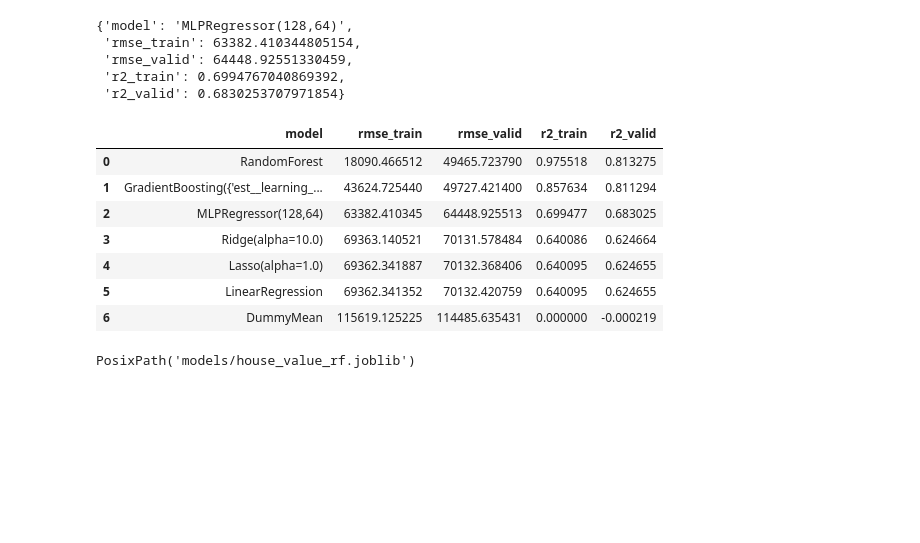
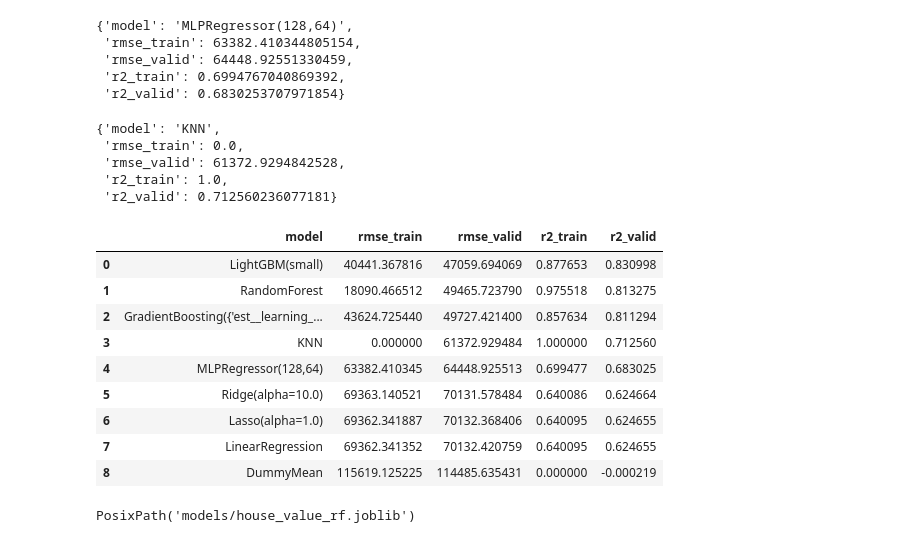
Before and after one commit to wmacevoy/data-mine-wmacevoy, a Jupyter notebook: houses/houses_sklearn_regression.ipynb, the cells around one changed output. Drawn from its saved outputs; the diff is of its cells as text; code cells hidden in the pictures; blank space fills up the shorter version.

Commit message:
more models

```diff
--- a/houses/houses_sklearn_regression.ipynb
+++ b/houses/houses_sklearn_regression.ipynb
@@ -234,4 +235,31 @@ gbr_best = gbr_cv.best_estimator_
 gbr_metrics = evaluate(gbr_best, name=f"GradientBoosting({gbr_cv.best_params_})")
 
 rf_metrics, gbr_metrics
+
+from lightgbm import LGBMRegressor
+from sklearn.pipeline import Pipeline
+
+lgbm_small = Pipeline([
+    ("pre", preprocess),  # could be passthrough for numeric; keep OHE if you're not using LGBM's native categoricals
+    ("est", LGBMRegressor(
+        objective="regression",
+        boosting_type="gbdt",
+        learning_rate=0.05,
+        n_estimators=400,       # can be smaller with early stopping (see below)
+        num_leaves=31,          # small leaf count → compact trees
+        max_depth=10,           # cap depth for size/stability
+        min_data_in_leaf=64,    # regularize leaves
+        feature_fraction=0.8,   # column subsampling
+        bagging_fraction=0.8,   # row subsampling
+        bagging_freq=1,
+        max_bin=63,             # fewer bins → smaller model
+        lambda_l2=1.0,          # mild L2 helps compactness
+        n_jobs=-1,
+        random_state=RANDOM_STATE
+    ))
+])
+
+lgbm_small.fit(X_train, y_train)
+lgbm_metrics = evaluate(lgbm_small, name="LightGBM(small)")
+lgbm_metrics
 # %% [output]
@@ -261,27 +301,46 @@ mlp_metrics
  'rmse_valid': 64448.92551330459,
  'r2_train': 0.6994767040869392,
  'r2_valid': 0.6830253707971854}
+# %%
+# KNN Regressor
+knn = Pipeline([
+    ("pre", preprocess),
+    ("est", KNeighborsRegressor(weights="distance")),
+])
+knn.fit(X_train, y_train)
+knn_metrics = evaluate(knn, name="KNN")
+knn_metrics
+# %% [output]
+{'model': 'KNN',
+ 'rmse_train': 0.0,
+ 'rmse_valid': 61372.9294842528,
+ 'r2_train': 1.0,
+ 'r2_valid': 0.712560236077181}
 # %%
 # Compare metrics
 results = pd.DataFrame([
     base_metrics,
     lin_metrics,
     ridge_metrics,
     lasso_metrics,
     rf_metrics,
     gbr_metrics,
+    lgbm_metrics,
     mlp_metrics,
+    knn_metrics,
 ]).sort_values("rmse_valid")
 results.reset_index(drop=True)
 # %% [output]
 |  | model | rmse_train | rmse_valid | r2_train | r2_valid |
-| 0 | RandomForest | 18090.466512 | 49465.723790 | 0.975518 | 0.813275 |
-| 1 | GradientBoosting({'est__learning_... | 43624.725440 | 49727.421400 | 0.857634 | 0.811294 |
-| 2 | MLPRegressor(128,64) | 63382.410345 | 64448.925513 | 0.699477 | 0.683025 |
-| 3 | Ridge(alpha=10.0) | 69363.140521 | 70131.578484 | 0.640086 | 0.624664 |
-| 4 | Lasso(alpha=1.0) | 69362.341887 | 70132.368406 | 0.640095 | 0.624655 |
-| 5 | LinearRegression | 69362.341352 | 70132.420759 | 0.640095 | 0.624655 |
-| 6 | DummyMean | 115619.125225 | 114485.635431 | 0.000000 | -0.000219 |
+| 0 | LightGBM(small) | 40441.367816 | 47059.694069 | 0.877653 | 0.830998 |
+| 1 | RandomForest | 18090.466512 | 49465.723790 | 0.975518 | 0.813275 |
+| 2 | GradientBoosting({'est__learning_... | 43624.725440 | 49727.421400 | 0.857634 | 0.811294 |
+| 3 | KNN | 0.000000 | 61372.929484 | 1.000000 | 0.712560 |
+| 4 | MLPRegressor(128,64) | 63382.410345 | 64448.925513 | 0.699477 | 0.683025 |
+| 5 | Ridge(alpha=10.0) | 69363.140521 | 70131.578484 | 0.640086 | 0.624664 |
+| 6 | Lasso(alpha=1.0) | 69362.341887 | 70132.368406 | 0.640095 | 0.624655 |
+| 7 | LinearRegression | 69362.341352 | 70132.420759 | 0.640095 | 0.624655 |
+| 8 | DummyMean | 115619.125225 | 114485.635431 | 0.000000 | -0.000219 |
 # %%
 # Persist best model (RandomForest)
 from joblib import dump
```
Also changed, not shown: parts of 4 cells of this notebook, 1 other file.
